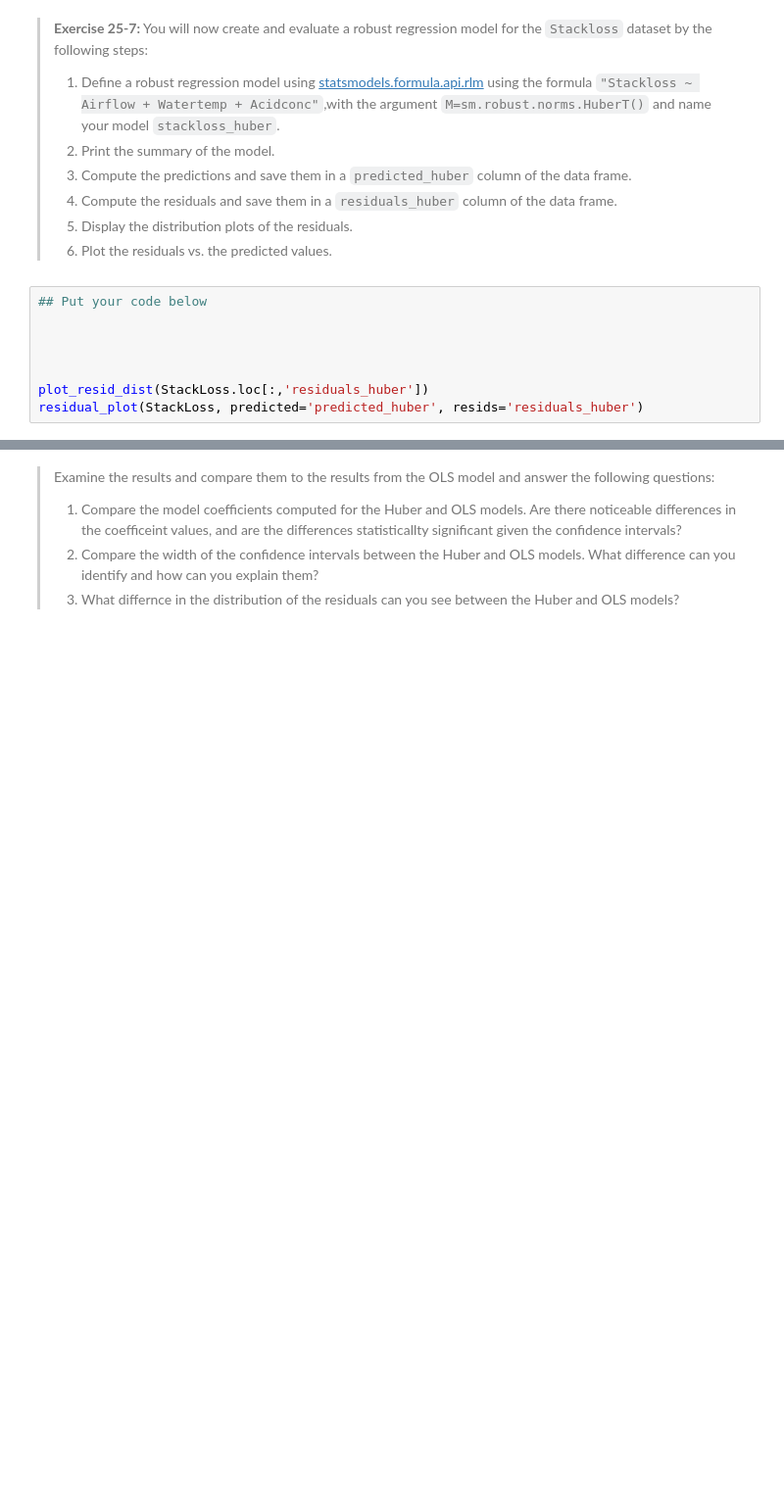
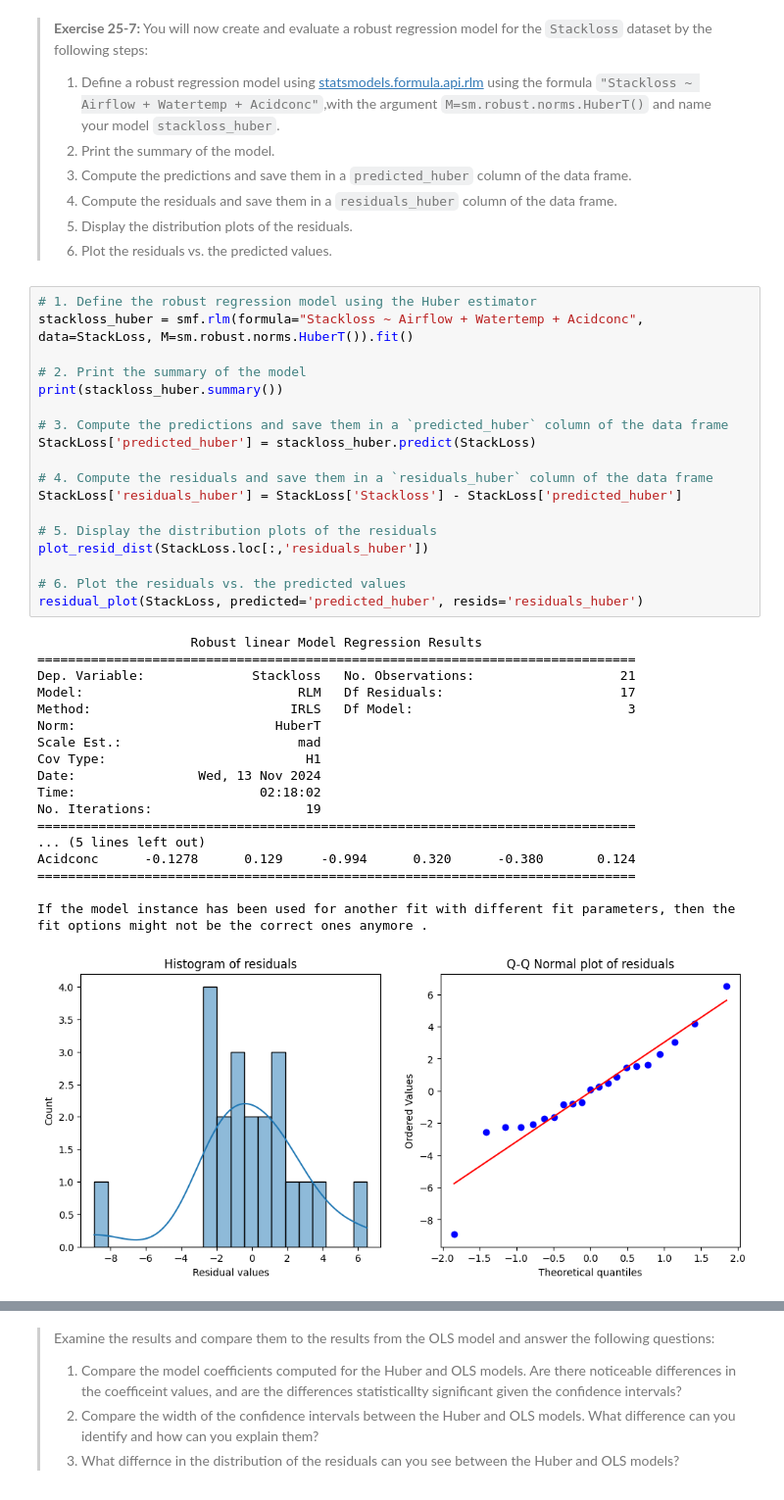
Before and after one commit to lscarval/CSCI-E-83-Fundamentals, a Jupyter notebook: Notebooks/25_Chapter25_ModelsForMessyData.ipynb, the cells around one changed output, grey strips where cells are left out. Shown at 98% size. Cells and saved outputs as stored; diff of their text form; blank space fills up the shorter version.

```diff
--- a/Notebooks/25_Chapter25_ModelsForMessyData.ipynb
+++ b/Notebooks/25_Chapter25_ModelsForMessyData.ipynb
@@ -1206,10 +1246,39 @@ We will return to the stack loss data and apply a robust model. Comparing the ro
 > 5. Display the distribution plots of the residuals.
 > 6. Plot the residuals vs. the predicted values.
 # %%
-## Put your code below
+# 1. Define the robust regression model using the Huber estimator
+stackloss_huber = smf.rlm(formula="Stackloss ~ Airflow + Watertemp + Acidconc", data=StackLoss, M=sm.robust.norms.HuberT()).fit()
 
+# 2. Print the summary of the model
+print(stackloss_huber.summary())
 
+# 3. Compute the predictions and save them in a `predicted_huber` column of the data frame
+StackLoss['predicted_huber'] = stackloss_huber.predict(StackLoss)
 
+# 4. Compute the residuals and save them in a `residuals_huber` column of the data frame
+StackLoss['residuals_huber'] = StackLoss['Stackloss'] - StackLoss['predicted_huber']
 
+# 5. Display the distribution plots of the residuals
 plot_resid_dist(StackLoss.loc[:,'residuals_huber'])
+
+# 6. Plot the residuals vs. the predicted values
 residual_plot(StackLoss, predicted='predicted_huber', resids='residuals_huber')
+# %% [output]
+                    Robust linear Model Regression Results
+==============================================================================
+Dep. Variable:              Stackloss   No. Observations:                   21
+Model:                            RLM   Df Residuals:                       17
+Method:                          IRLS   Df Model:                            3
+Norm:                          HuberT
+Scale Est.:                       mad
+Cov Type:                          H1
+Date:                Wed, 13 Nov 2024
+Time:                        02:18:02
+No. Iterations:                    19
+==============================================================================
+... (5 lines left out)
+Acidconc      -0.1278      0.129     -0.994      0.320      -0.380       0.124
+==============================================================================
+
+If the model instance has been used for another fit with different fit parameters, then the fit options might not be the correct ones anymore .
+[figure, added]
```
Also changed, not shown: parts of 5 cells of this notebook.
